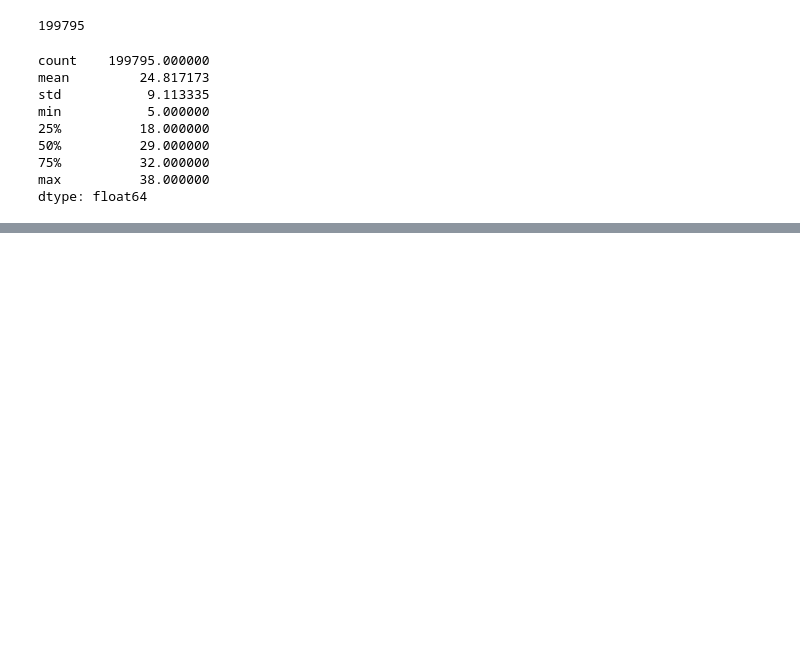
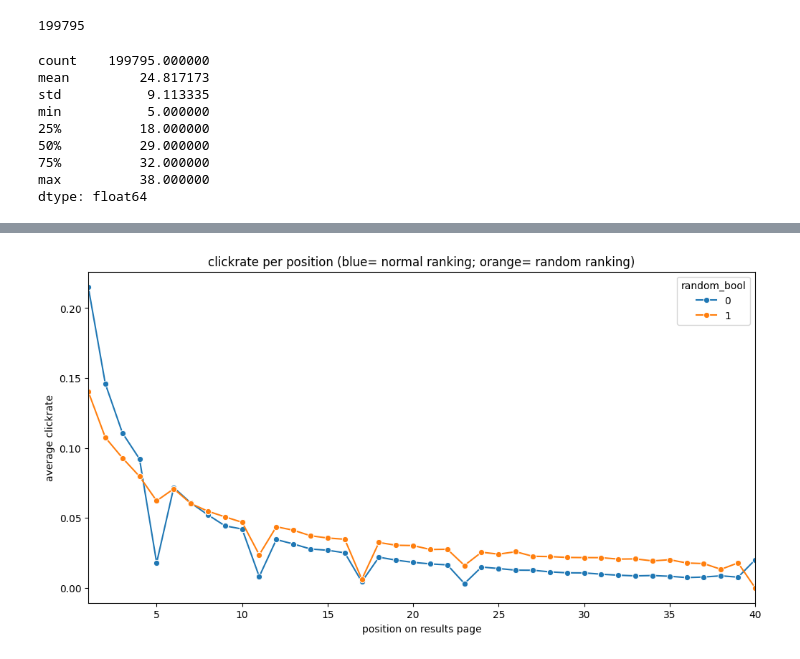
Before and after one commit to JonathanSierks/expedia-hotel-ranking, a Jupyter notebook: src/eda.ipynb, the cells around one changed output, grey strips where cells are left out. Drawn from its saved outputs; the diff is of its cells as text; code cells hidden in the pictures; blank space fills up the shorter version.

```diff
--- a/src/eda.ipynb
+++ b/src/eda.ipynb
@@ -150,0 +300,14 @@ print(2)
+# %%
+plt.figure(figsize=(12, 6))
+
+# clickrate per position
+click_rate_pos = df.groupby(['position', 'random_bool'])['click_bool'].mean().reset_index()
+
+sns.lineplot(data=click_rate_pos, x='position', y='click_bool', hue='random_bool', marker='o')
+plt.title('clickrate per position (blue= normal ranking; orange= random ranking)')
+plt.xlabel('position on results page')
+plt.ylabel('average clickrate')
+plt.xlim(1, 40) # first 40 positions
+plt.show()
+# %% [output]
+[figure, added]
```
Also changed, not shown: parts of 18 cells of this notebook.
